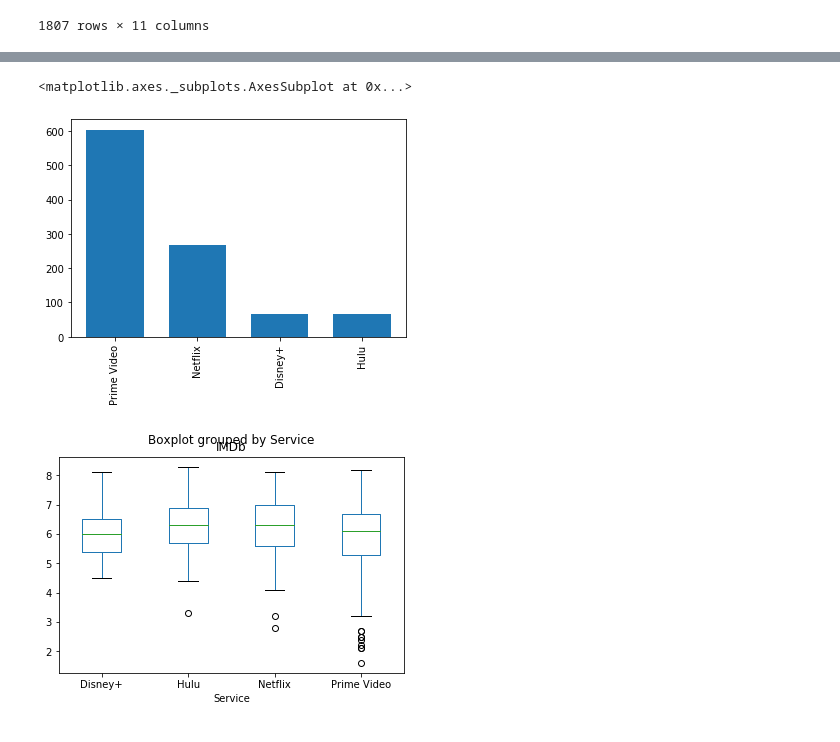
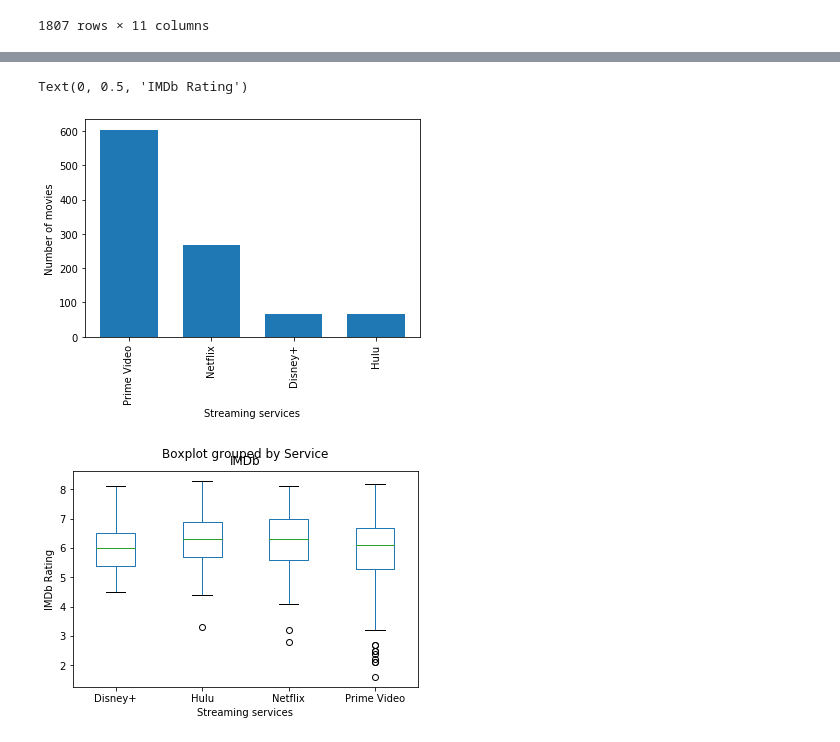
Before and after one commit to RoLDT/project-one-nesfils, a Jupyter notebook: LEO2.ipynb, the cells around one changed output, grey strips where cells are left out. Saved outputs shown, nothing was run; the diff lists cells and outputs as text; code cells hidden in the pictures.

```diff
--- a/LEO2.ipynb
+++ b/LEO2.ipynb
@@ -465,24 +501,30 @@ comedy_df.boxplot(by='Service', column=['IMDb'],grid = False)
 # %%
 romance_df = genre_df.loc[genre_df['Genres']=='Romance']
 romance_df
 
 streaming_service_romance = romance_df ['Service'].value_counts()
 x_value = streaming_service_romance.index.values
 y_value= streaming_service_romance.values
 
 
 plt.bar(x_value, y_value, width=.7 )
 plt.xticks(rotation=90)
+plt.xlabel('Streaming services')
+plt.ylabel('Number of movies')
+
 
 #df.boxplot(by ='day', column =['total_bill'], grid = False)
 
 romance_df.boxplot(by='Service', column=['IMDb'],grid = False)
+plt.xlabel('Streaming services')
+plt.ylabel('IMDb Rating')
+
 
 #boxplot = df.boxplot(column=['Col1', 'Col2', 'Col3'])
 # %% [output]
-<matplotlib.axes._subplots.AxesSubplot at 0x...>
+Text(0, 0.5, 'IMDb Rating')
-[figure, old version]
+[figure, new version]
-[figure, old version]
+[figure, new version]
 # %%
 horror_df = genre_df.loc[genre_df['Genres']=='Horror']
 horror_df
```
Also changed, not shown: parts of 10 cells of this notebook.
